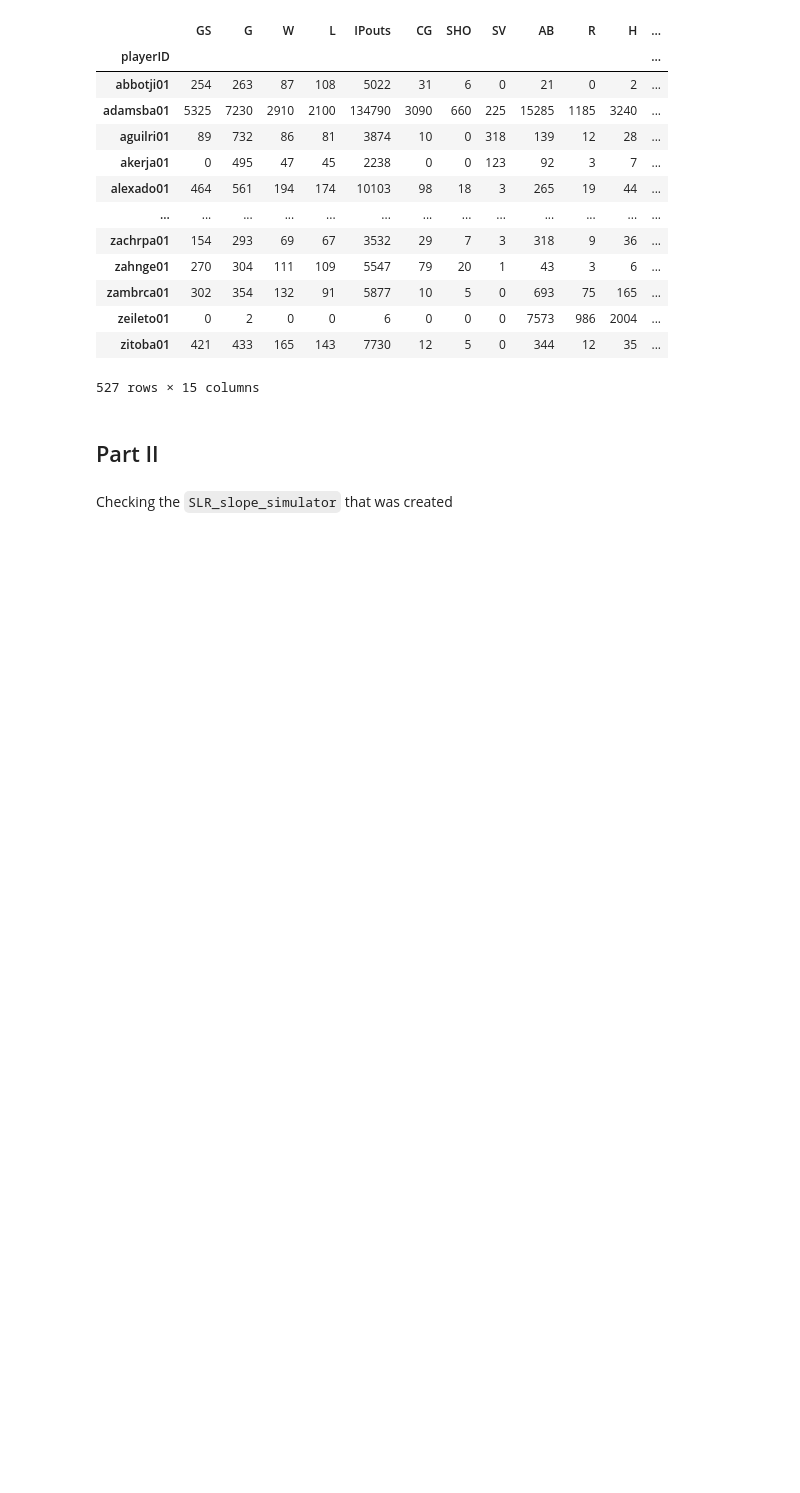
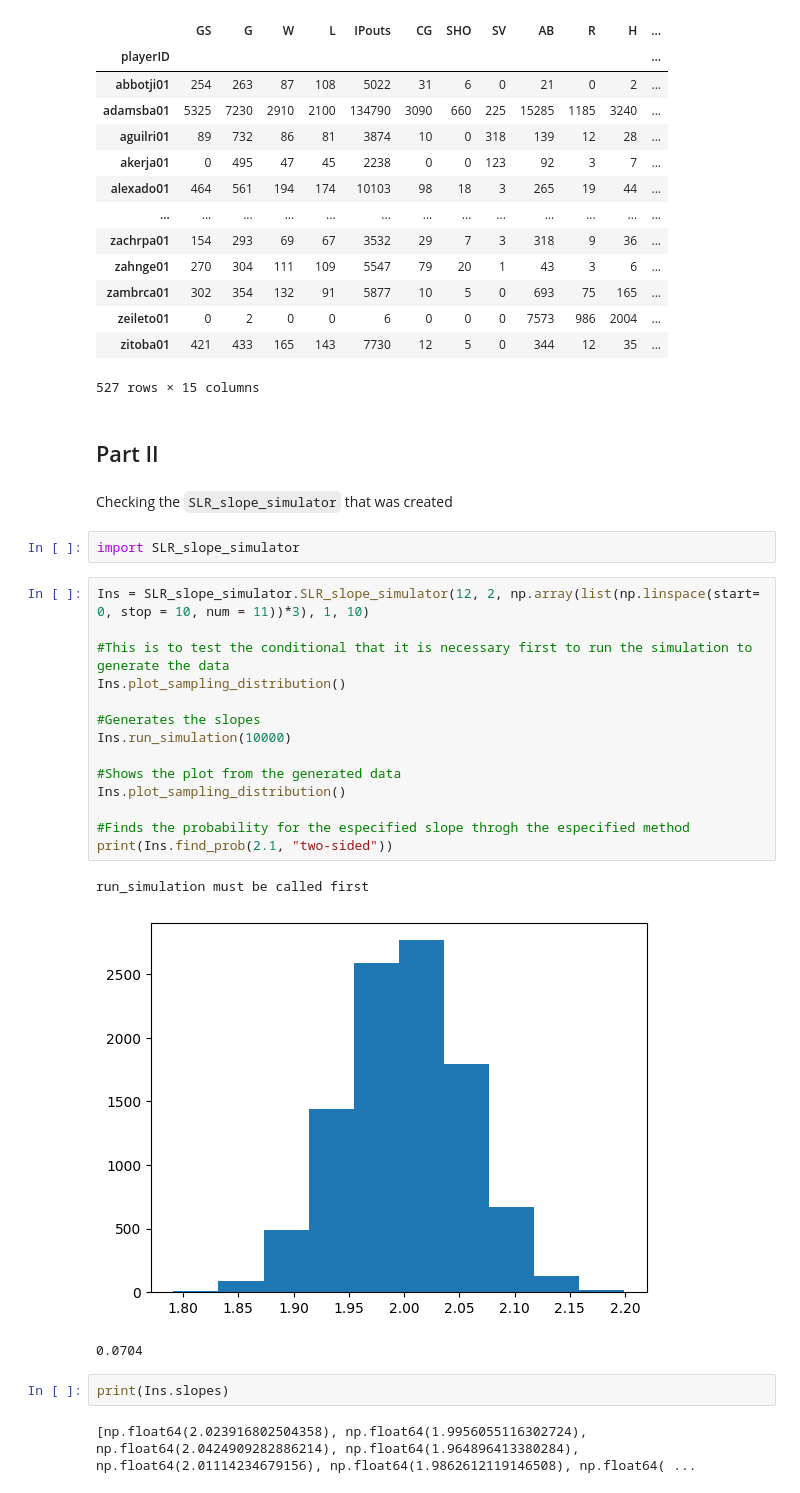
Before and after one commit to YefridC09/ST-554_Big_data_analysis, a Jupyter notebook: HW6_Yefrid_Cordoba/HW6_Yefrid_Cordoba.ipynb, the cells around one changed output. Drawn from its saved outputs; the diff is of its cells as text; blank space fills up the shorter version.

```diff
--- a/HW6_Yefrid_Cordoba/HW6_Yefrid_Cordoba.ipynb
+++ b/HW6_Yefrid_Cordoba/HW6_Yefrid_Cordoba.ipynb
@@ -184,3 +184,27 @@ pit_join
 ## Part II
 # %% [markdown]
 Checking the `SLR_slope_simulator` that was created
+# %%
+import SLR_slope_simulator
+# %%
+Ins = SLR_slope_simulator.SLR_slope_simulator(12, 2, np.array(list(np.linspace(start= 0, stop = 10, num = 11))*3), 1, 10)
+
+#This is to test the conditional that it is necessary first to run the simulation to generate the data
+Ins.plot_sampling_distribution()
+
+#Generates the slopes
+Ins.run_simulation(10000)
+
+#Shows the plot from the generated data
+Ins.plot_sampling_distribution()
+
+#Finds the probability for the especified slope throgh the especified method
+print(Ins.find_prob(2.1, "two-sided"))
+# %% [output]
+run_simulation must be called first
+[figure, added]
+0.0704
+# %%
+print(Ins.slopes)
+# %% [output]
+[np.float64(2.023916802504358), np.float64(1.9956055116302724), np.float64(2.0424909282886214), np.float64(1.964896413380284), np.float64(2.01114234679156), np.float64(1.9862612119146508), np.float64( ...
```
